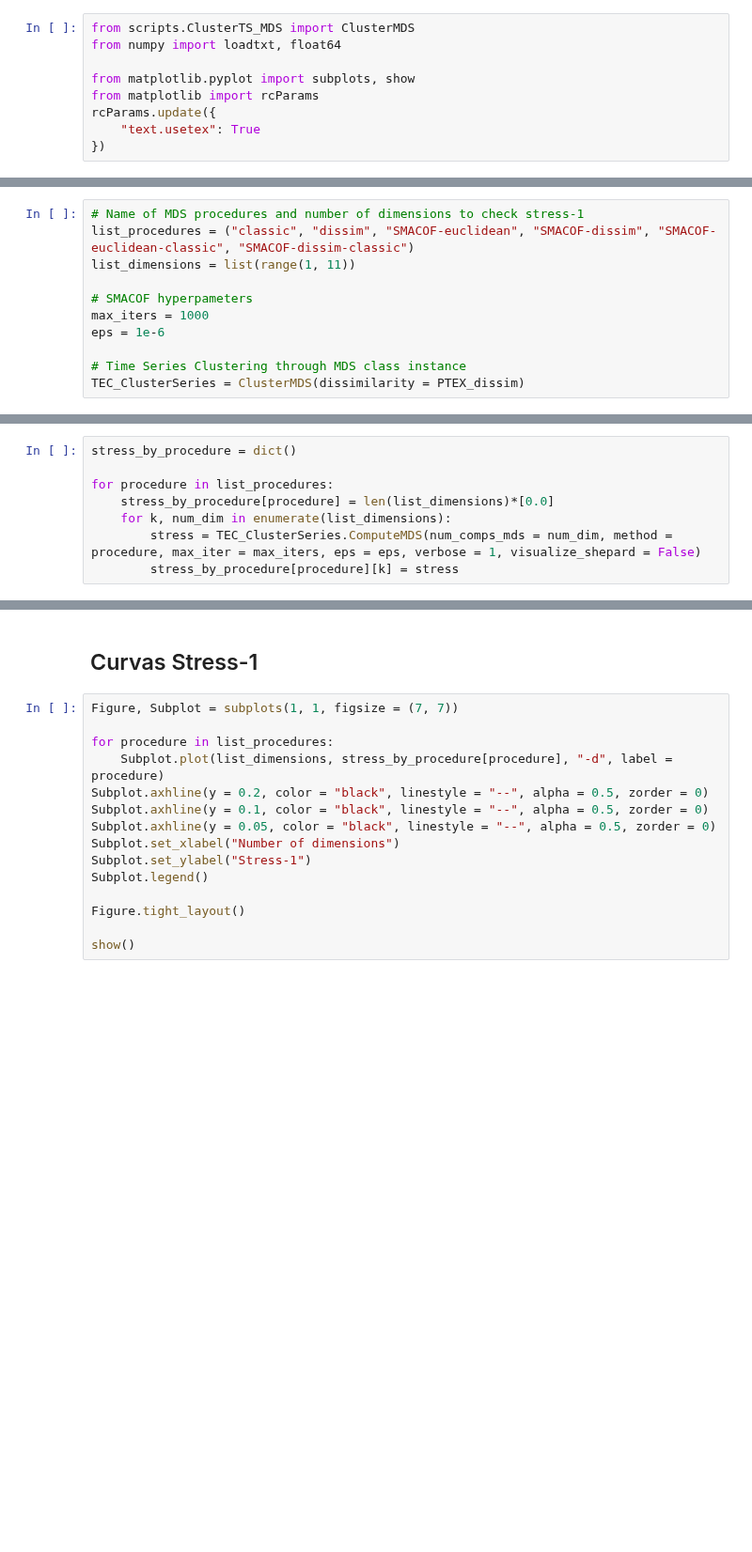
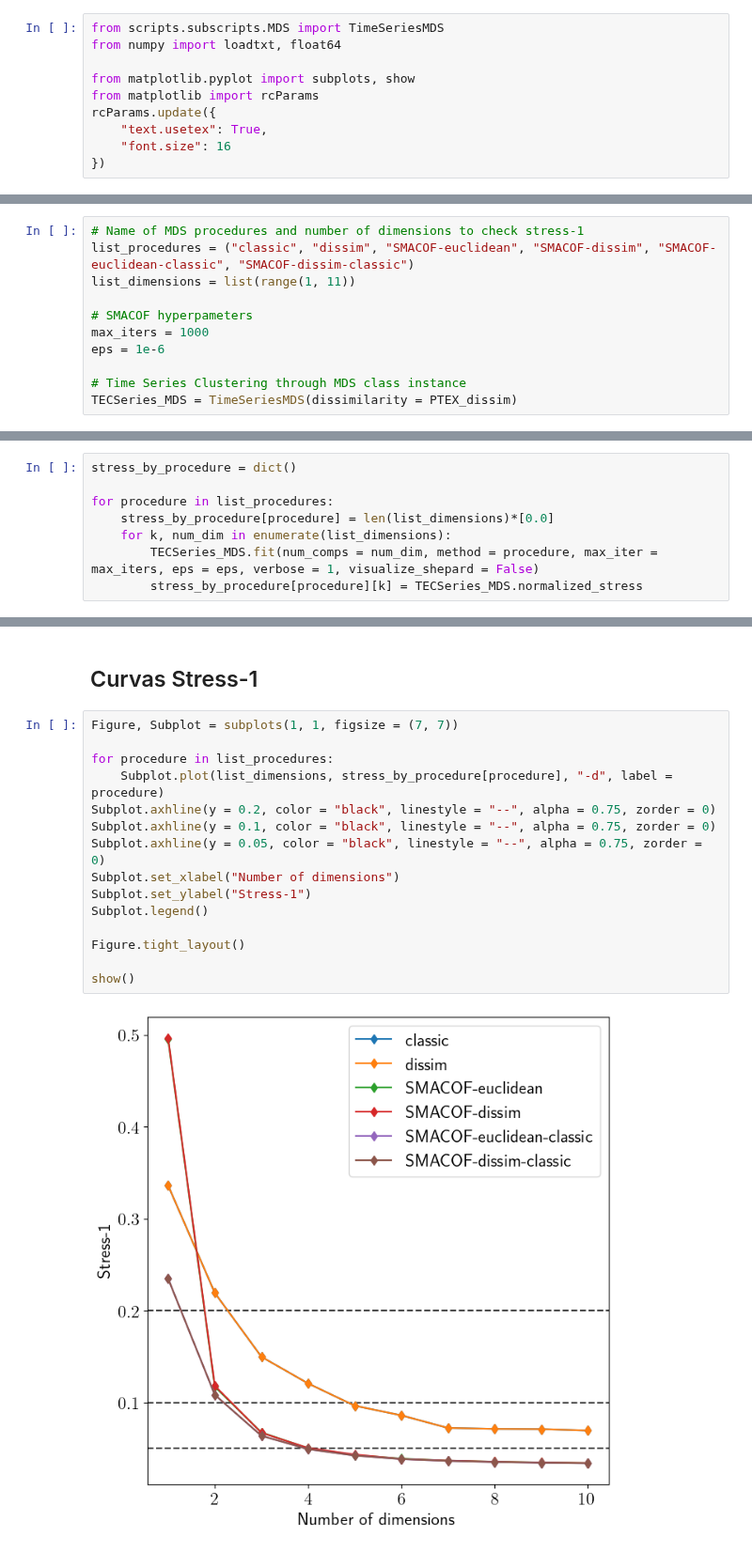
Before and after one commit to FedeSS99/ClusterTEC, a Jupyter notebook: MDS_1.ipynb, the cells around one changed output, grey strips where cells are left out. Shown at 94% size. Cells and saved outputs as stored; diff of their text form; blank space fills up the shorter version.

Commit message:
Updated stress results

```diff
--- a/MDS_1.ipynb
+++ b/MDS_1.ipynb
@@ -1,11 +1,12 @@
 # %%
-from scripts.ClusterTS_MDS import ClusterMDS
+from scripts.subscripts.MDS import TimeSeriesMDS
 from numpy import loadtxt, float64
 
 from matplotlib.pyplot import subplots, show
 from matplotlib import rcParams
 rcParams.update({
-    "text.usetex": True
+    "text.usetex": True,
+    "font.size": 16
 })
 # %%
 PTEX_dissim = loadtxt("./data/PTEX_DTW_matrix.dat", dtype= float64, delimiter = ",")
@@ -19,7 +20,7 @@ max_iters = 1000
 eps = 1e-6
 
 # Time Series Clustering through MDS class instance
-TEC_ClusterSeries = ClusterMDS(dissimilarity = PTEX_dissim)
+TECSeries_MDS = TimeSeriesMDS(dissimilarity = PTEX_dissim)
 # %% [markdown]
 ### Exploración de métodos MDS
 # %%
@@ -28,5 +29,5 @@ stress_by_procedure = dict()
 for procedure in list_procedures:
     stress_by_procedure[procedure] = len(list_dimensions)*[0.0]
     for k, num_dim in enumerate(list_dimensions):
-        stress = TEC_ClusterSeries.ComputeMDS(num_comps_mds = num_dim, method = procedure, max_iter = max_iters, eps = eps, verbose = 1, visualize_shepard = False)
-        stress_by_procedure[procedure][k] = stress
+        TECSeries_MDS.fit(num_comps = num_dim, method = procedure, max_iter = max_iters, eps = eps, verbose = 1, visualize_shepard = False)
+        stress_by_procedure[procedure][k] = TECSeries_MDS.normalized_stress
@@ -35,15 +54,17 @@ for procedure in list_procedures:
 # %%
 Figure, Subplot = subplots(1, 1, figsize = (7, 7))
 
 for procedure in list_procedures:
     Subplot.plot(list_dimensions, stress_by_procedure[procedure], "-d", label =  procedure)
-Subplot.axhline(y = 0.2, color = "black", linestyle = "--", alpha = 0.5, zorder = 0)
-Subplot.axhline(y = 0.1, color = "black", linestyle = "--", alpha = 0.5, zorder = 0)
-Subplot.axhline(y = 0.05, color = "black", linestyle = "--", alpha = 0.5, zorder = 0)
+Subplot.axhline(y = 0.2, color = "black", linestyle = "--", alpha = 0.75, zorder = 0)
+Subplot.axhline(y = 0.1, color = "black", linestyle = "--", alpha = 0.75, zorder = 0)
+Subplot.axhline(y = 0.05, color = "black", linestyle = "--", alpha = 0.75, zorder = 0)
 Subplot.set_xlabel("Number of dimensions")
 Subplot.set_ylabel("Stress-1")
 Subplot.legend()
 
 Figure.tight_layout()
 
 show()
+# %% [output]
+[figure, added]
```
Also changed, not shown: parts of 1 cell of this notebook.
